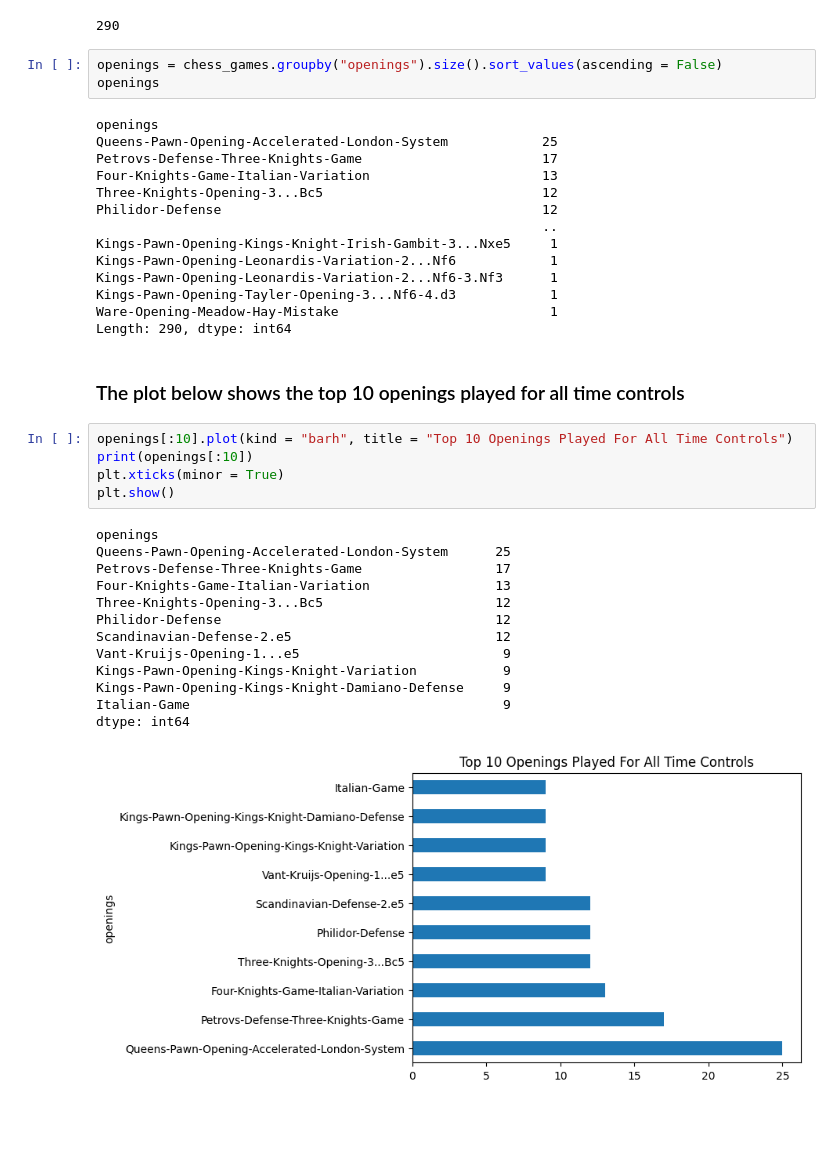
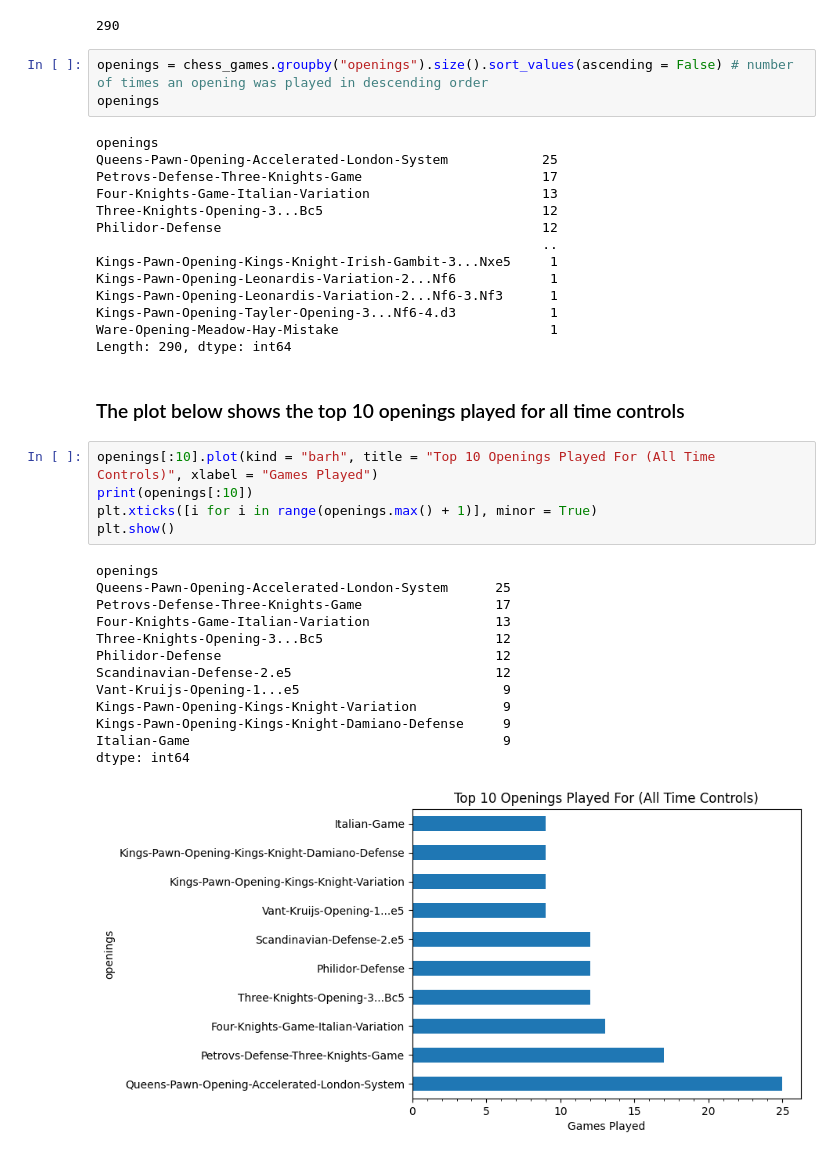
Before and after one commit to hfactor13/MyChessGames, a Jupyter notebook: chess_analysis.ipynb, the cells around one changed output. Drawn from its saved outputs; the diff is of its cells as text; blank space fills up the shorter version.

```diff
--- a/chess_analysis.ipynb
+++ b/chess_analysis.ipynb
@@ -324,7 +324,7 @@ chess_games["openings"].nunique() # number of unique openings
 # %% [output]
 290
 # %%
-openings = chess_games.groupby("openings").size().sort_values(ascending = False)
+openings = chess_games.groupby("openings").size().sort_values(ascending = False) # number of times an opening was played in descending order
 openings
 # %% [output]
 openings
@@ -343,24 +343,24 @@ Length: 290, dtype: int64
 # %% [markdown]
 ### The plot below shows the top 10 openings played for all time controls
 # %%
-openings[:10].plot(kind = "barh", title = "Top 10 Openings Played For All Time Controls")
+openings[:10].plot(kind = "barh", title = "Top 10 Openings Played For (All Time Controls)", xlabel = "Games Played")
 print(openings[:10])
-plt.xticks(minor = True)
+plt.xticks([i for i in range(openings.max() + 1)], minor = True)
 plt.show()
 # %% [output]
 openings
 Queens-Pawn-Opening-Accelerated-London-System      25
 Petrovs-Defense-Three-Knights-Game                 17
 Four-Knights-Game-Italian-Variation                13
 Three-Knights-Opening-3...Bc5                      12
 Philidor-Defense                                   12
 Scandinavian-Defense-2.e5                          12
 Vant-Kruijs-Opening-1...e5                          9
 Kings-Pawn-Opening-Kings-Knight-Variation           9
 Kings-Pawn-Opening-Kings-Knight-Damiano-Defense     9
 Italian-Game                                        9
 dtype: int64
-[figure, old version]
+[figure, new version]
 # %%
 def plot_game_result_by_openings(df, result):
     df = df[["openings", "game_result"]].where(df["game_result"] == result).dropna()
```
Also changed, not shown: parts of 4 cells of this notebook.
